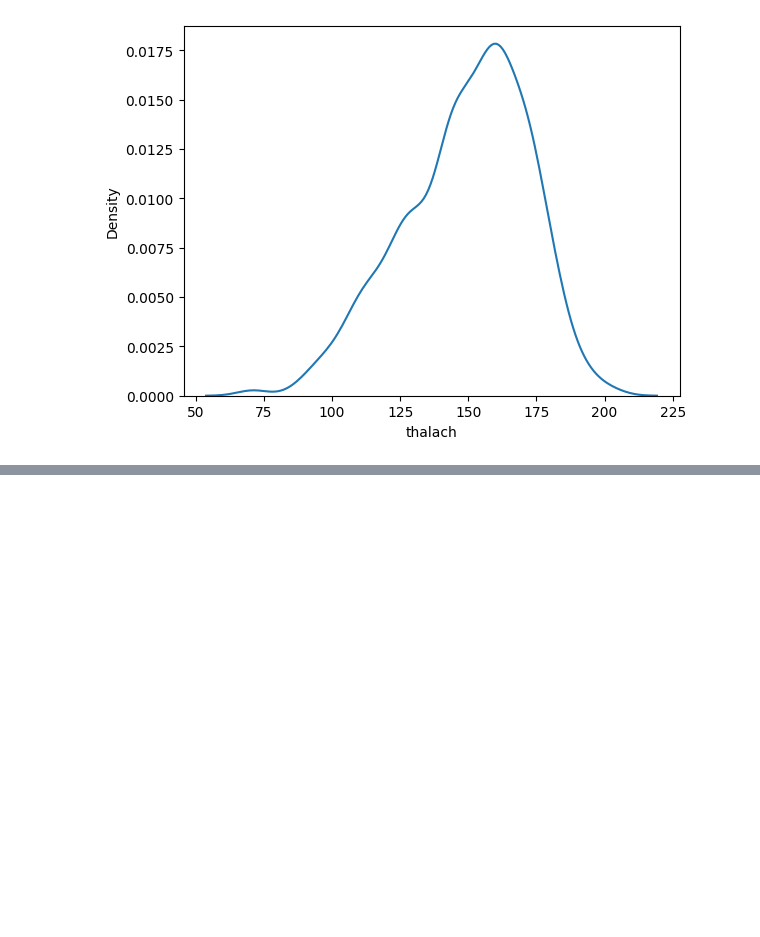
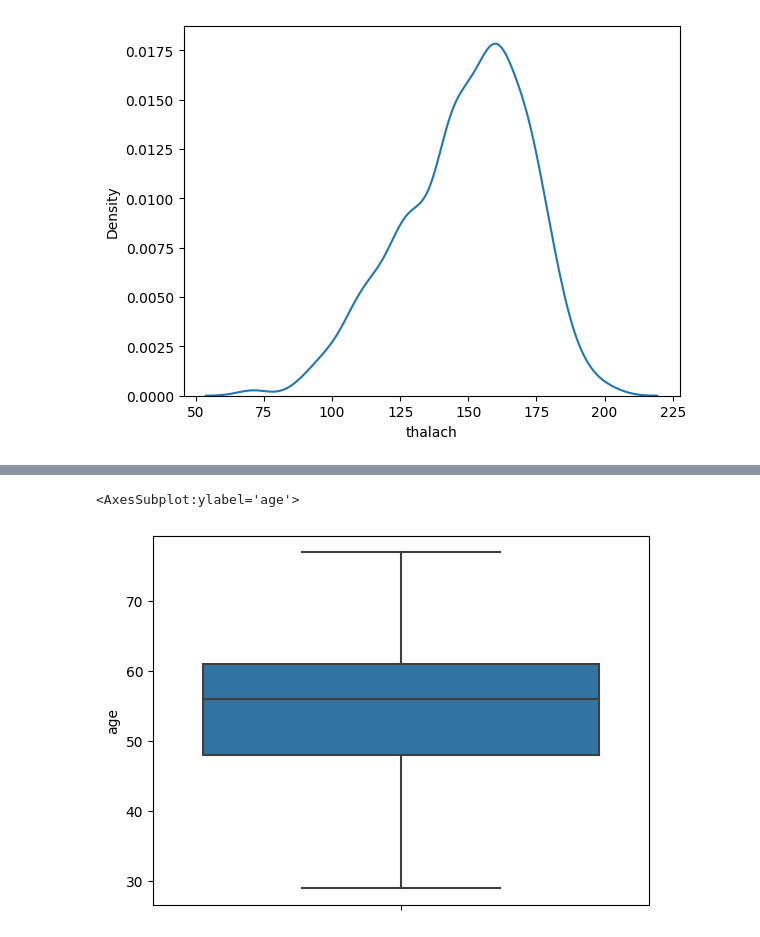
Before and after one commit to deepshikha-s/EC-422_Project, a Jupyter notebook: Exploratory Data Analysis.ipynb, the cells around one changed output, grey strips where cells are left out. Drawn from its saved outputs; the diff is of its cells as text; code cells hidden in the pictures; blank space fills up the shorter version.

```diff
--- a/Exploratory Data Analysis.ipynb
+++ b/Exploratory Data Analysis.ipynb
@@ -106,0 +107,5 @@ sns.kdeplot(df['sex'])
+# %%
+sns.boxplot(y='age', data=df1)
+# %% [output]
+<AxesSubplot:ylabel='age'>
+[figure, added]
```
Also changed, not shown: parts of 7 cells of this notebook.
